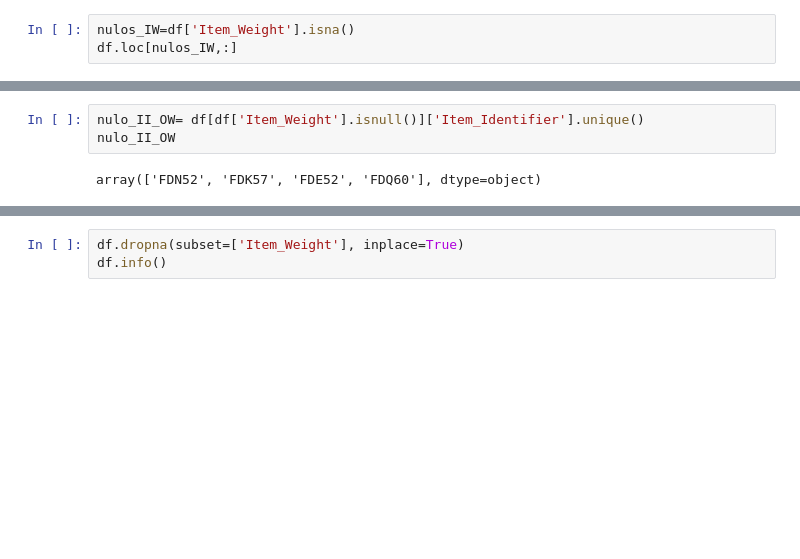
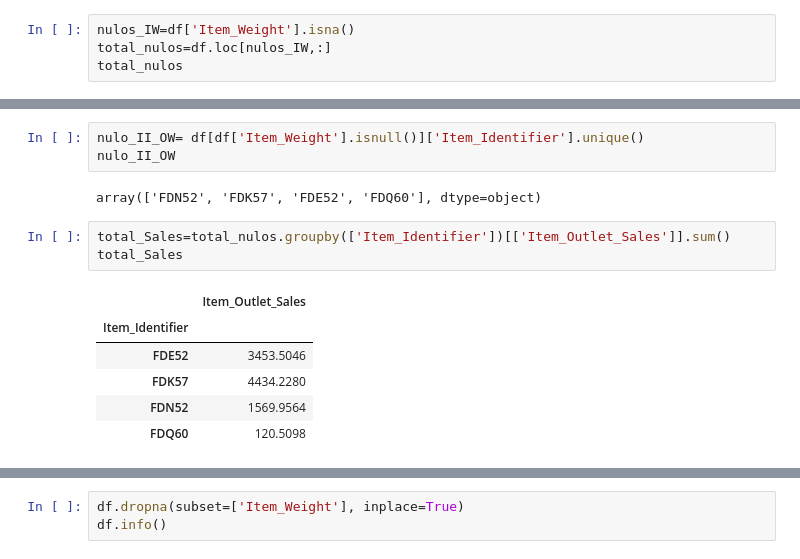
Before and after one commit to RuthMeryC/sales-predictions, a Jupyter notebook: Proyecto1.ipynb, the cells around one changed output, grey strips where cells are left out. Cells and saved outputs as stored; diff of their text form; blank space fills up the shorter version.

```diff
--- a/Proyecto1.ipynb
+++ b/Proyecto1.ipynb
@@ -353,7 +353,8 @@ memory usage: 799.2+ KB
 #Eliminar valores vacios -Item_Weight
 # %%
 nulos_IW=df['Item_Weight'].isna()
-df.loc[nulos_IW,:]
+total_nulos=df.loc[nulos_IW,:]
+total_nulos
 # %% [output]
 |  | Item_Identifier | Item_Weight | Item_Fat_Content | Item_Visibility | Item_Type | Item_MRP | ... |
 | 927 | FDN52 | NaN | Regular | 0.130933 | Frozen Foods | 86.9198 | ... |
@@ -365,3 +366,13 @@ nulo_II_OW= df[df['Item_Weight'].isnull()]['Item_Identifier'].unique()
 nulo_II_OW
 # %% [output]
 array(['FDN52', 'FDK57', 'FDE52', 'FDQ60'], dtype=object)
+# %%
+total_Sales=total_nulos.groupby(['Item_Identifier'])[['Item_Outlet_Sales']].sum()
+total_Sales
+# %% [output]
+|  | Item_Outlet_Sales |
+| Item_Identifier |  |
+| FDE52 | 3453.5046 |
+| FDK57 | 4434.2280 |
+| FDN52 | 1569.9564 |
+| FDQ60 | 120.5098 |
```
Also changed, not shown: parts of 1 cell of this notebook.
